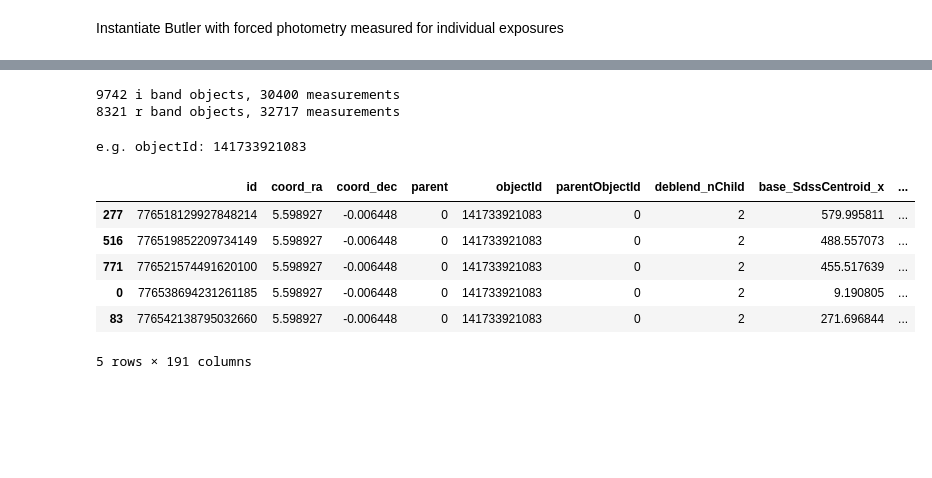
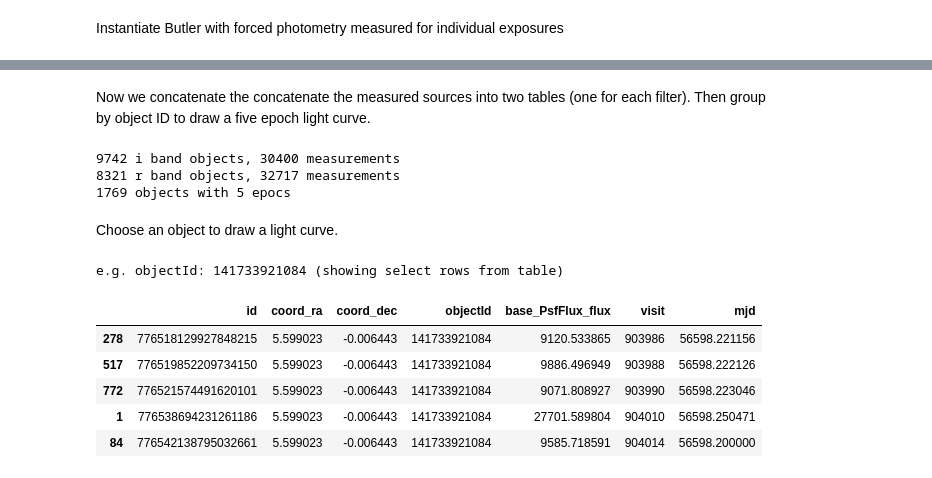
Before and after one commit to LSSTScienceCollaborations/StackClub, a Jupyter notebook: ImageProcessing/Re-RunHSC.ipynb, the cells around one changed output, grey strips where cells are left out. Saved outputs shown, nothing was run; the diff lists cells and outputs as text; code cells hidden in the pictures; blank space fills up the shorter version.

```diff
--- a/ImageProcessing/Re-RunHSC.ipynb
+++ b/ImageProcessing/Re-RunHSC.ipynb
@@ -317,3 +366,5 @@ for line in open(DATADIR + 'data_ids.txt'):
+# %% [markdown]
+Now we concatenate the concatenate the measured sources into two tables (one for each filter). Then group by object ID to draw a five epoch light curve.
 # %%
 iSources = pd.concat(i_tables)
 rSources = pd.concat(r_tables)
@@ -323,23 +374,27 @@ rGrouped = rSources.groupby('objectId')
 
 print('{} i band objects, {} measurements'.format(len(np.unique(iSources['objectId'])), len(iSources['objectId'])))
 print('{} r band objects, {} measurements'.format(len(np.unique(rSources['objectId'])), len(rSources['objectId'])))
+
+objids = [name for name, group in iGrouped if len(group) == 5]
+print('{} objects with 5 epocs'.format(len(objids)))
 # %% [output]
 9742 i band objects, 30400 measurements
 8321 r band objects, 32717 measurements
+1769 objects with 5 epocs
+# %% [markdown]
+Choose an object to draw a light curve.
 # %%
-objids = [name for name, group in iGrouped if len(group) == 5]
 obj = objids[1]
-print('e.g. objectId:', obj)
-iSources[iSources['objectId'] == obj]
+print('e.g. objectId:', obj, '(showing select rows from table)')
+iSources[iSources['objectId'] == obj][['id','coord_ra','coord_dec','objectId','base_PsfFlux_flux','visit','mjd']]
 # %% [output]
-e.g. objectId: 141733921083
+e.g. objectId: 141733921084 (showing select rows from table)
-|  | id | coord_ra | coord_dec | parent | objectId | parentObjectId | deblend_nChild | base_SdssCentroid_x | ... |
-| 277 | 776518129927848214 | 5.598927 | -0.006448 | 0 | 141733921083 | 0 | 2 | 579.995811 | ... |
-| 516 | 776519852209734149 | 5.598927 | -0.006448 | 0 | 141733921083 | 0 | 2 | 488.557073 | ... |
-| 771 | 776521574491620100 | 5.598927 | -0.006448 | 0 | 141733921083 | 0 | 2 | 455.517639 | ... |
-| 0 | 776538694231261185 | 5.598927 | -0.006448 | 0 | 141733921083 | 0 | 2 | 9.190805 | ... |
-| 83 | 776542138795032660 | 5.598927 | -0.006448 | 0 | 141733921083 | 0 | 2 | 271.696844 | ... |
+|  | id | coord_ra | coord_dec | objectId | base_PsfFlux_flux | visit | mjd |
+| 278 | 776518129927848215 | 5.599023 | -0.006443 | 141733921084 | 9120.533865 | 903986 | 56598.221156 |
+| 517 | 776519852209734150 | 5.599023 | -0.006443 | 141733921084 | 9886.496949 | 903988 | 56598.222126 |
+| 772 | 776521574491620101 | 5.599023 | -0.006443 | 141733921084 | 9071.808927 | 903990 | 56598.223046 |
+| 1 | 776538694231261186 | 5.599023 | -0.006443 | 141733921084 | 27701.589804 | 904010 | 56598.250471 |
+| 84 | 776542138795032661 | 5.599023 | -0.006443 | 141733921084 | 9585.718591 | 904014 | 56598.200000 |
-5 rows × 191 columns
 # %%
 plt.style.use('seaborn-notebook')
 plt.figure(3, figsize=(4, 4), dpi=140)
```
Also changed, not shown: parts of 13 cells of this notebook, 1 other file.
